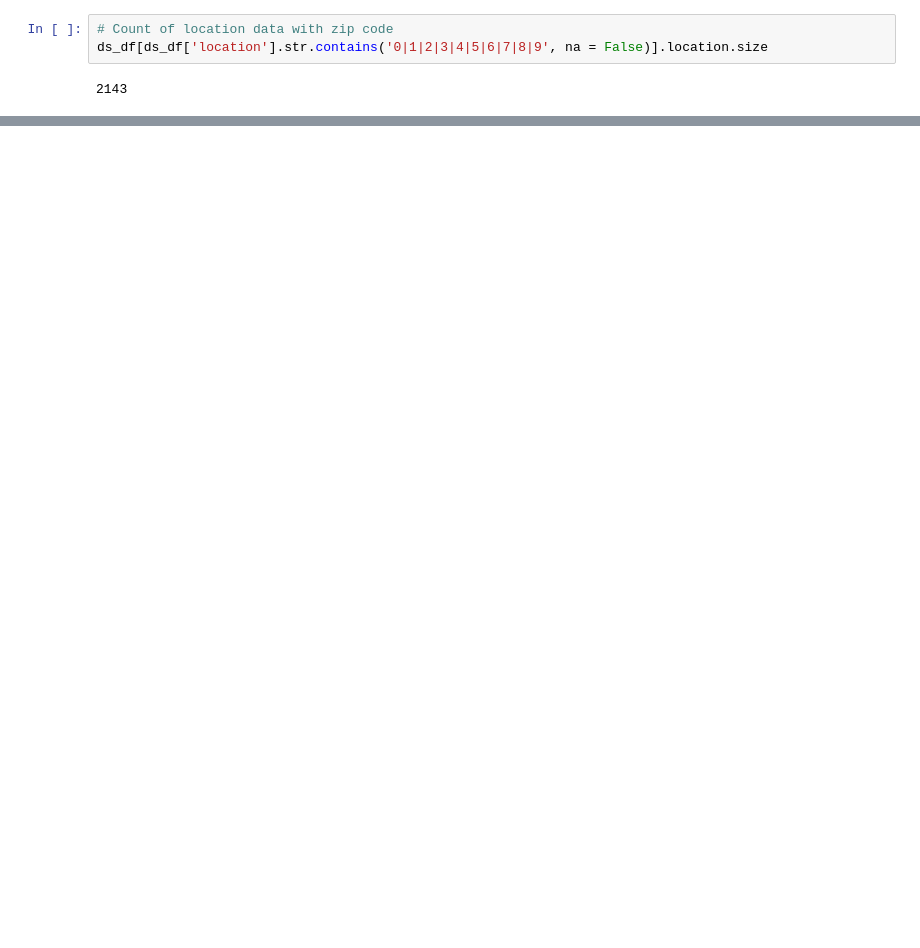
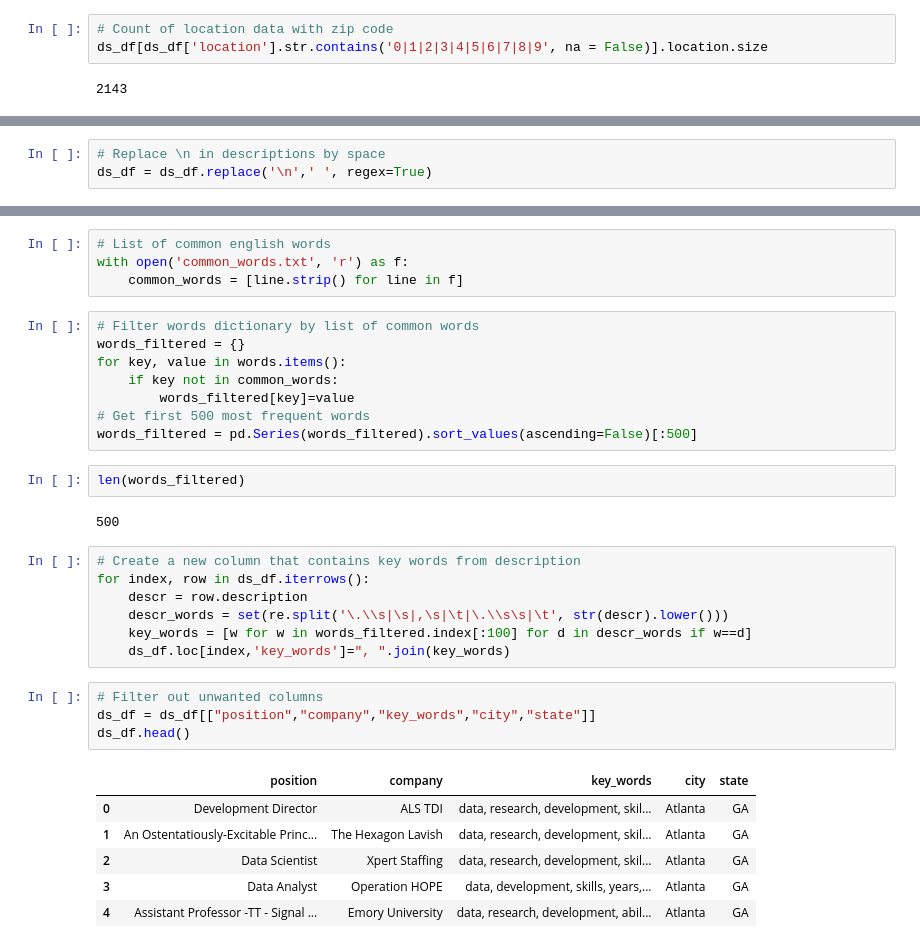
Before and after one commit to themarylin/Perfect-Career-Builder, a Jupyter notebook: data/data_cleaning.ipynb, the cells around one changed output, grey strips where cells are left out. Saved outputs shown, nothing was run; the diff lists cells and outputs as text; blank space fills up the shorter version.

```diff
--- a/data/data_cleaning.ipynb
+++ b/data/data_cleaning.ipynb
@@ -96,0 +105,3 @@ ds_df.tail()
+# %%
+# Replace \n in descriptions by space
+ds_df = ds_df.replace('\n',' ', regex=True)
@@ -96,0 +115,34 @@ ds_df.tail()
+# %%
+# List of common english words
+with open('common_words.txt', 'r') as f:
+    common_words = [line.strip() for line in f]
+# %%
+# Filter words dictionary by list of common words
+words_filtered = {}
+for key, value in words.items():
+    if key not in common_words:
+        words_filtered[key]=value
+# Get first 500 most frequent words
+words_filtered = pd.Series(words_filtered).sort_values(ascending=False)[:500]
+# %%
+len(words_filtered)
+# %% [output]
+500
+# %%
+# Create a new column that contains key words from description
+for index, row in ds_df.iterrows():
+    descr = row.description
+    descr_words = set(re.split('\.\\s|\s|,\s|\t|\.\\s\s|\t', str(descr).lower()))
+    key_words = [w for w in words_filtered.index[:100] for d in descr_words if w==d]
+    ds_df.loc[index,'key_words']=", ".join(key_words)
+# %%
+# Filter out unwanted columns
+ds_df = ds_df[["position","company","key_words","city","state"]]
+ds_df.head()
+# %% [output]
+|  | position | company | key_words | city | state |
+| 0 | Development Director | ALS TDI | data, research, development, skil... | Atlanta | GA |
+| 1 | An Ostentatiously-Excitable Princ... | The Hexagon Lavish | data, research, development, skil... | Atlanta | GA |
+| 2 | Data Scientist | Xpert Staffing | data, research, development, skil... | Atlanta | GA |
+| 3 | Data Analyst | Operation HOPE | data, development, skills, years,... | Atlanta | GA |
+| 4 | Assistant Professor -TT - Signal ... | Emory University | data, research, development, abil... | Atlanta | GA |
```
Also changed, not shown: parts of 18 cells of this notebook, 3 other files.
